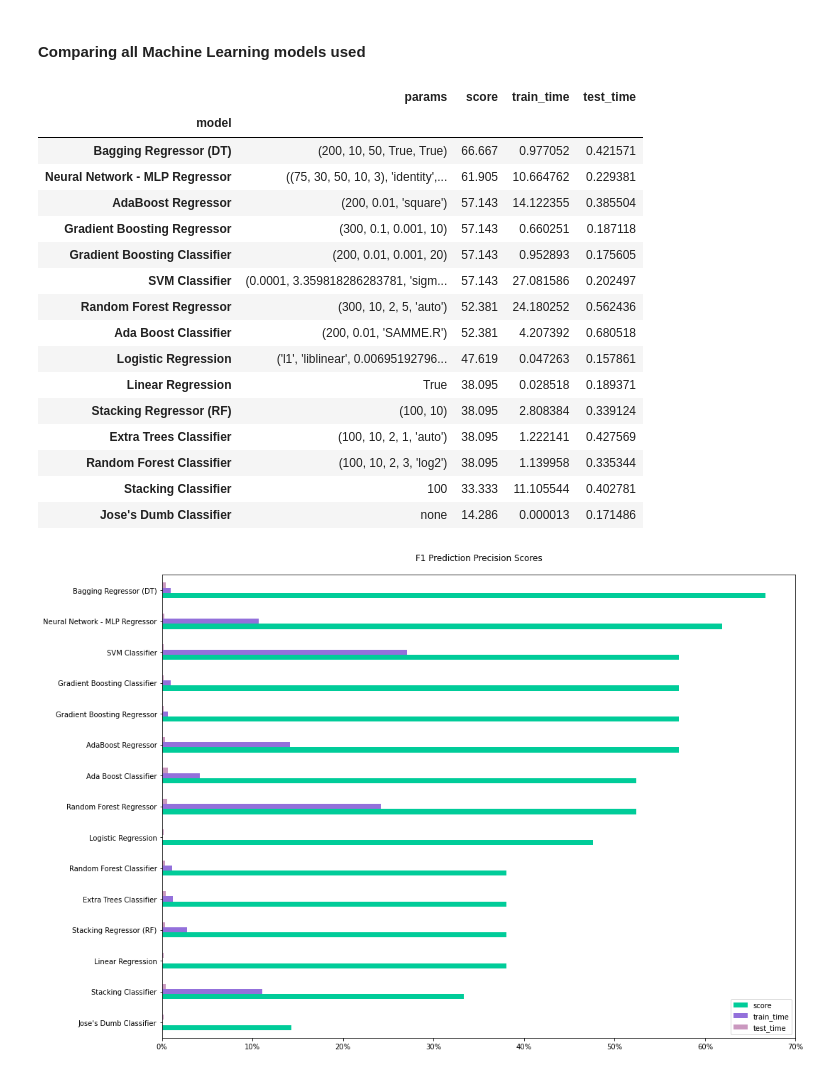
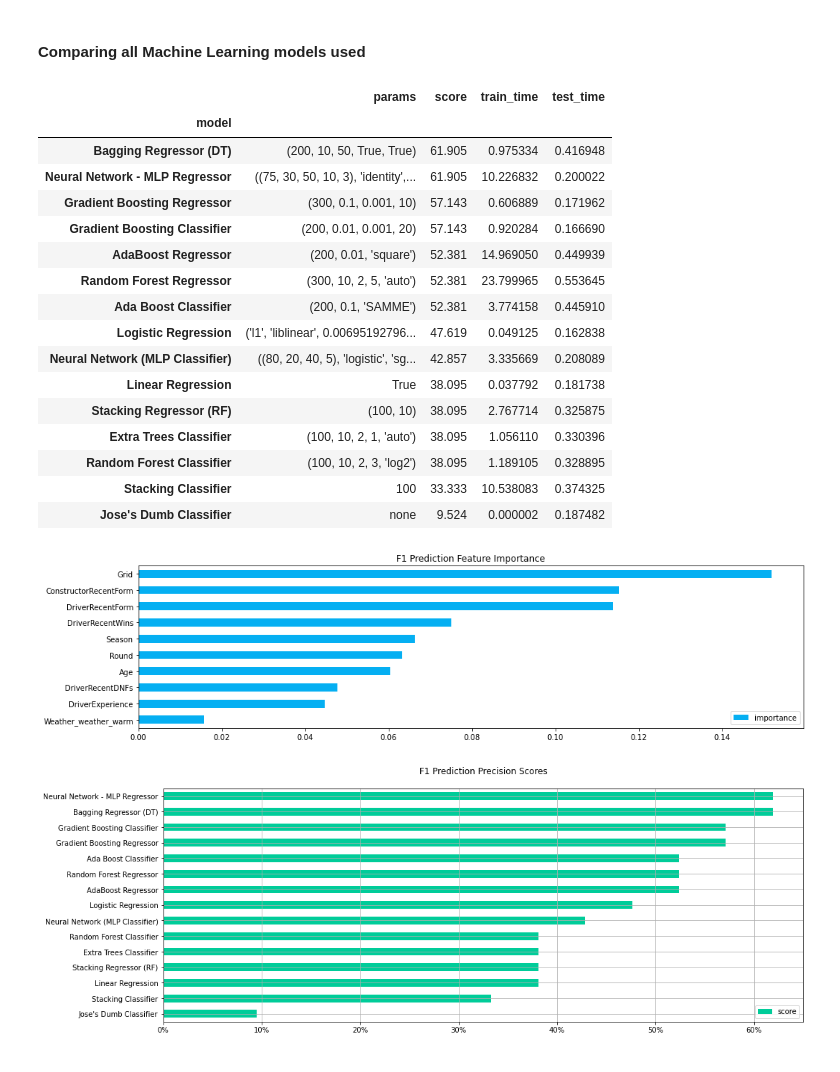
Before and after one commit to jaeyow/f1-predictor, a Jupyter notebook: final-project-part3-technical-notebook.ipynb, the cells around one changed output. Drawn from its saved outputs; the diff is of its cells as text; code cells hidden in the pictures.

```diff
--- a/final-project-part3-technical-notebook.ipynb
+++ b/final-project-part3-technical-notebook.ipynb
@@ -277,7 +279,9 @@ for col in results_df.columns:
         pass
 # %%
 #### Drop Columns which are not needed/required for modelling
-results_df.drop(['Race Date', 'Race Time', 'Status', 'DOB', 'Constructor', 'Constructor Nat', 'Circuit Name', 'Race Url', 'Lat', 'Long', 'Locality', 'Country','Laps','Points','RFPoints'], axis=1, inplace=True)
+results_df.drop(['Race Date', 'Race Time', 'Status', 'DOB', 'Constructor', 'Constructor Nat', 'Circuit Name',
+                 'Race Url', 'Lat', 'Long', 'Locality', 'Country','Laps','Points',
+                 'RFPoints'], axis=1, inplace=True)
 results_df.shape
 # %% [output]
 (25380, 68)
@@ -309,11 +313,10 @@ from sklearn.preprocessing import MinMaxScaler
 # Prepare train set
 np.set_printoptions(precision=4)
 model_df = results_df.copy()
-# model_df['Position'] = model_df['Position'].map(lambda x: 1 if x == 1 else 0)
+model_df['Position'] = model_df['Position'].map(lambda x: 1 if x == 1 else 0)
 
-drop_columns = ['Position','Driver']
 train = model_df[(model_df['Season'] > 1950) & (model_df['Season'] < 2021)]
-X_train = train.drop(drop_columns, axis = 1)
+X_train = train.drop(['Position','Driver'], axis = 1)
 y_train = train['Position']
 
 scaler = MinMaxScaler()
@@ -429,0 +436,22 @@ Train only...
+# %%
+def feature_importance_using_random_forest(X_train, y_train):
+    sel = SelectFromModel(RandomForestClassifier(n_estimators = 100))
+    sel.fit(X_train, y_train)
+    features_to_keep = sel.get_support()
+    feature_importance_df = pd.DataFrame(
+        {'feature_name': X_train.columns.tolist(),
+         'imp_mask': sel.get_support(),
+         'importance': sel.estimator_.feature_importances_
+        })
+    return feature_importance_df, features_to_keep
+
+feature_importance_df, features_to_keep = feature_importance_using_random_forest(X_train, y_train)
+feature_importance_df = feature_importance_df[feature_importance_df['imp_mask']==True]
+feature_importance_df.sort_values(by='importance', inplace=True)
+feature_importance_df.reset_index(drop=True, inplace=True)
+feature_importance_df.set_index('feature_name', inplace=True)
+
+# plot feature importance
+axis = feature_importance_df.plot(kind='barh', title="F1 Prediction Feature Importance", figsize=(16, 6), color='#00CC99')
+y_label = axis.yaxis.get_label()
+y_label.set_visible(False)
@@ -1062,49 +1133,56 @@ Running all classifiers: 1823.4883s
 # %%
 import matplotlib.ticker as mtick
 
 def read_csv_dataframe(filename):
     summary = pd.read_csv(filename)
     summary.drop(columns=['Unnamed: 0'],inplace=True)
     groups = summary.groupby(by=['model'])
     summary = groups.apply(lambda x: x[x['score'] == x['score'].max()].iloc[0])
     summary.sort_values(by='score', inplace=True)
     summary.set_index('model', inplace=True)
     return summary
 
 summary_df = read_csv_dataframe('regressions_scores.csv')
 summary_clf_df = read_csv_dataframe('classification_scores.csv')
 
 # merge
 merged_scores_df = pd.concat([summary_df, summary_clf_df])
 merged_scores_df.sort_values(by='score', inplace=True)
 merged_scores_df
 
-axis = merged_scores_df.plot(kind='barh', figsize=(16, 12), color=['#00CC99','#9370DB','#CA98BF'])
+# plot feature importance
+axis = feature_importance_df.plot(kind='barh', title="F1 Prediction Feature Importance", figsize=(16, 4), color='#05AFF2')
+y_label = axis.yaxis.get_label()
+y_label.set_visible(False)
+
+# plot precision scores
+axis = merged_scores_df[['score']].plot(kind='barh', figsize=(16,6), color=['#00CC99','#9370DB','#CA98BF'], grid=True, linestyle='--')
 axis.xaxis.set_major_formatter(mtick.PercentFormatter())
 axis.set_title('F1 Prediction Precision Scores', pad=20)
 y_label = axis.yaxis.get_label()
 y_label.set_visible(False)
 merged_scores_df.sort_values(by='score', inplace=True, ascending=False)
 merged_scores_df
 # %% [output]
 |  | params | score | train_time | test_time |
 | model |  |  |  |  |
-| Bagging Regressor (DT) | (200, 10, 50, True, True) | 66.667 | 0.977052 | 0.421571 |
-| Neural Network - MLP Regressor | ((75, 30, 50, 10, 3), 'identity',... | 61.905 | 10.664762 | 0.229381 |
-| AdaBoost Regressor | (200, 0.01, 'square') | 57.143 | 14.122355 | 0.385504 |
-| Gradient Boosting Regressor | (300, 0.1, 0.001, 10) | 57.143 | 0.660251 | 0.187118 |
-| Gradient Boosting Classifier | (200, 0.01, 0.001, 20) | 57.143 | 0.952893 | 0.175605 |
-| SVM Classifier | (0.0001, 3.359818286283781, 'sigm... | 57.143 | 27.081586 | 0.202497 |
-| Random Forest Regressor | (300, 10, 2, 5, 'auto') | 52.381 | 24.180252 | 0.562436 |
-| Ada Boost Classifier | (200, 0.01, 'SAMME.R') | 52.381 | 4.207392 | 0.680518 |
-| Logistic Regression | ('l1', 'liblinear', 0.00695192796... | 47.619 | 0.047263 | 0.157861 |
-| Linear Regression | True | 38.095 | 0.028518 | 0.189371 |
-| Stacking Regressor (RF) | (100, 10) | 38.095 | 2.808384 | 0.339124 |
-| Extra Trees Classifier | (100, 10, 2, 1, 'auto') | 38.095 | 1.222141 | 0.427569 |
-| Random Forest Classifier | (100, 10, 2, 3, 'log2') | 38.095 | 1.139958 | 0.335344 |
-| Stacking Classifier | 100 | 33.333 | 11.105544 | 0.402781 |
-| Jose's Dumb Classifier | none | 14.286 | 0.000013 | 0.171486 |
+| Bagging Regressor (DT) | (200, 10, 50, True, True) | 61.905 | 0.975334 | 0.416948 |
+| Neural Network - MLP Regressor | ((75, 30, 50, 10, 3), 'identity',... | 61.905 | 10.226832 | 0.200022 |
+| Gradient Boosting Regressor | (300, 0.1, 0.001, 10) | 57.143 | 0.606889 | 0.171962 |
+| Gradient Boosting Classifier | (200, 0.01, 0.001, 20) | 57.143 | 0.920284 | 0.166690 |
+| AdaBoost Regressor | (200, 0.01, 'square') | 52.381 | 14.969050 | 0.449939 |
+| Random Forest Regressor | (300, 10, 2, 5, 'auto') | 52.381 | 23.799965 | 0.553645 |
+| Ada Boost Classifier | (200, 0.1, 'SAMME') | 52.381 | 3.774158 | 0.445910 |
+| Logistic Regression | ('l1', 'liblinear', 0.00695192796... | 47.619 | 0.049125 | 0.162838 |
+| Neural Network (MLP Classifier) | ((80, 20, 40, 5), 'logistic', 'sg... | 42.857 | 3.335669 | 0.208089 |
+| Linear Regression | True | 38.095 | 0.037792 | 0.181738 |
+| Stacking Regressor (RF) | (100, 10) | 38.095 | 2.767714 | 0.325875 |
+| Extra Trees Classifier | (100, 10, 2, 1, 'auto') | 38.095 | 1.056110 | 0.330396 |
+| Random Forest Classifier | (100, 10, 2, 3, 'log2') | 38.095 | 1.189105 | 0.328895 |
+| Stacking Classifier | 100 | 33.333 | 10.538083 | 0.374325 |
+| Jose's Dumb Classifier | none | 9.524 | 0.000002 | 0.187482 |
-[figure, old version]
+[figure, new version]
+[figure, added]
 # %% [markdown]
 ### Conclusion
 
```
Also changed, not shown: parts of 21 cells of this notebook, 2 other files.
